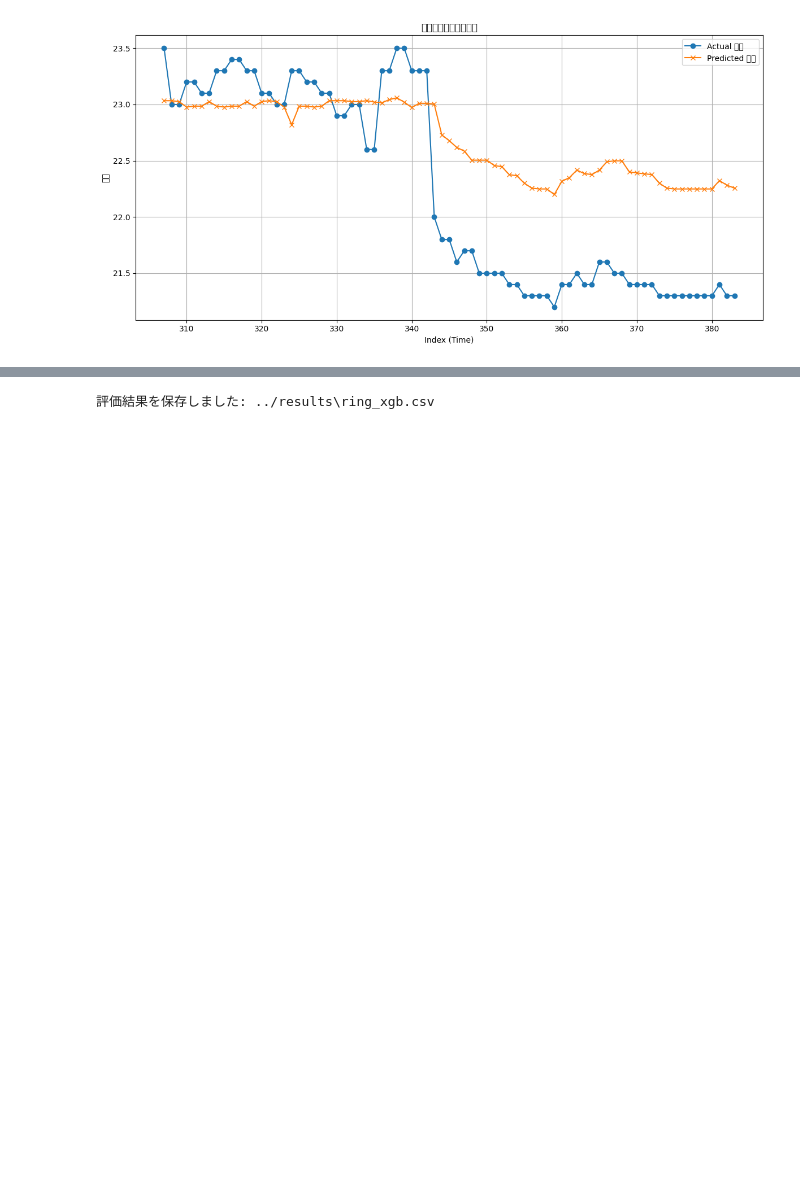
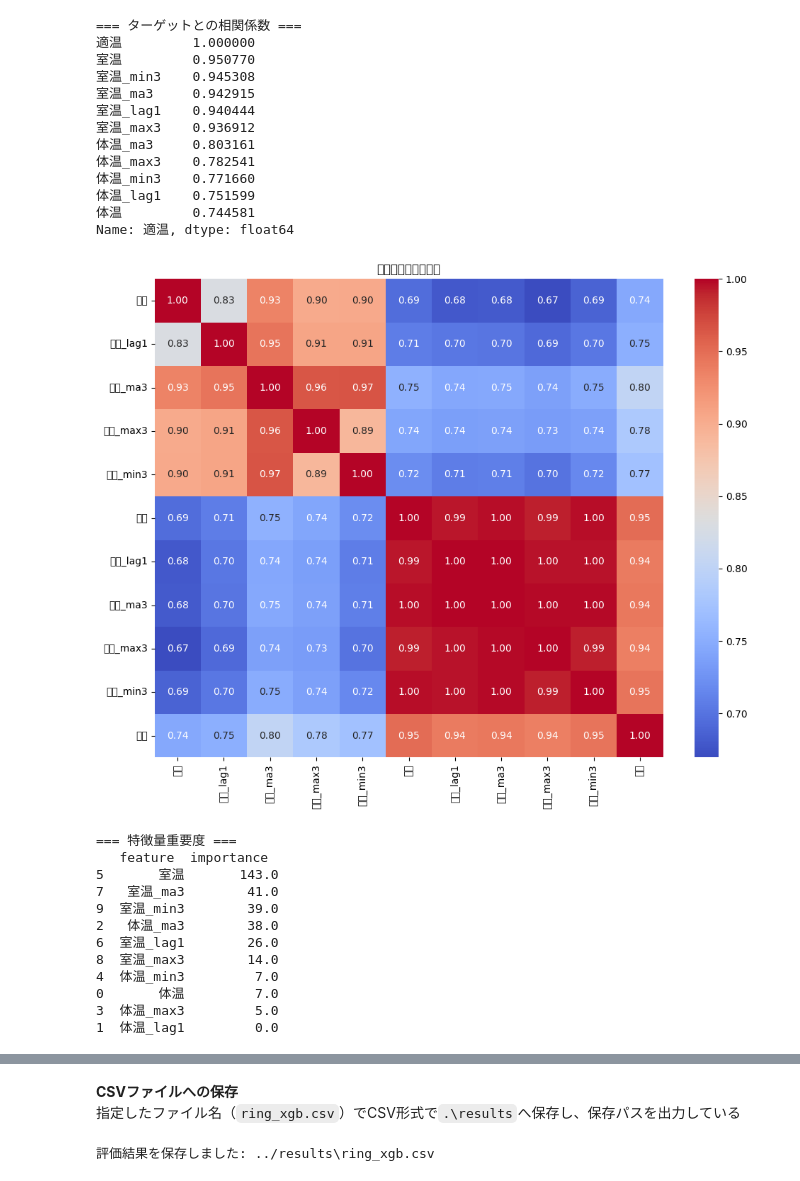
Before and after one commit to shin1300/personal-developments, a Jupyter notebook: lstm-temp-forecasting/notebook/xgboost.ipynb, the cells around one changed output, grey strips where cells are left out. Saved outputs shown, nothing was run; the diff lists cells and outputs as text; code cells hidden in the pictures; blank space fills up the shorter version.

```diff
--- a/lstm-temp-forecasting/notebook/xgboost.ipynb
+++ b/lstm-temp-forecasting/notebook/xgboost.ipynb
@@ -200,16 +202,72 @@ Test R^2 Score: 0.3277
 # %%
-# テストデータのインデックス取得（分割前の元dfのインデックスを活用）
+# --- 相関行列の表示 ---
+corr_matrix = df[features + [target]].corr()
+
+print("=== ターゲットとの相関係数 ===")
+print(corr_matrix[target].sort_values(ascending=False))
+
+plt.figure(figsize=(10, 8))
+sns.heatmap(corr_matrix, annot=True, cmap='coolwarm', fmt=".2f")
+plt.title('特徴量間の相関行列')
+plt.tight_layout()
+plt.show()
+
+# --- 特徴量重要度の取得と可視化（XGBoost） ---
+importance = model.get_score(importance_type='weight')
+feat_imp_df = pd.DataFrame({
+    'feature': features,
+    'importance': [importance.get(f'f{i}', 0) for i in range(len(features))]
+}).sort_values(by='importance', ascending=False)
+
+print("\n=== 特徴量重要度 ===")
+print(feat_imp_df)
+
+plt.figure(figsize=(8, 6))
+plt.barh(feat_imp_df['feature'], feat_imp_df['importance'], color='skyblue')
+plt.xlabel('Importance (weight)')
+plt.title('特徴量重要度(XGBoost)')
+plt.gca().invert_yaxis()
+plt.tight_layout()
+plt.show()
+
+# --- 予測値と実測値の比較プロット ---
+# 元データのインデックスのうち、テストデータ部分を取得
 test_index = df.index[-len(y_test):]
 
-plt.figure(figsize=(12,6))
-plt.plot(test_index, y_test, label='Actual 適温', marker='o')
-plt.plot(test_index, y_pred, label='Predicted 適温', marker='x')
-plt.xlabel('Index (Time)')
-plt.ylabel('適温')
+plt.figure(figsize=(12, 6))
+plt.plot(test_index, y_test, label='実測 適温', marker='o', linestyle='-')
+plt.plot(test_index, y_pred, label='予測 適温', marker='x', linestyle='--')
+plt.xlabel('インデックス（時間）')
+plt.ylabel('適温（℃）')
 plt.title('実測値と予測値の比較')
 plt.legend()
-plt.grid(True)
+plt.grid(True, linestyle='--', alpha=0.7)
 plt.tight_layout()
 plt.show()
 # %% [output]
+=== ターゲットとの相関係数 ===
+適温         1.000000
+室温         0.950770
+室温_min3    0.945308
+室温_ma3     0.942915
+室温_lag1    0.940444
+室温_max3    0.936912
+体温_ma3     0.803161
+体温_max3    0.782541
+体温_min3    0.771660
+体温_lag1    0.751599
+体温         0.744581
+Name: 適温, dtype: float64
-[figure, old version]
+[figure, new version]
+=== 特徴量重要度 ===
+   feature  importance
+5       室温       143.0
+7   室温_ma3        41.0
+9  室温_min3        39.0
+2   体温_ma3        38.0
+6  室温_lag1        26.0
+8  室温_max3        14.0
+4  体温_min3         7.0
+0       体温         7.0
+3  体温_max3         5.0
+1  体温_lag1         0.0
@@ -216,3 +276,7 @@ plt.show()
+# %% [markdown]
+
+**CSVファイルへの保存**
+   指定したファイル名（`ring_xgb.csv`）でCSV形式で`.\results`へ保存し、保存パスを出力している
 # %%
 import os
 
```
Also changed, not shown: parts of 10 cells of this notebook, 6 other files.
